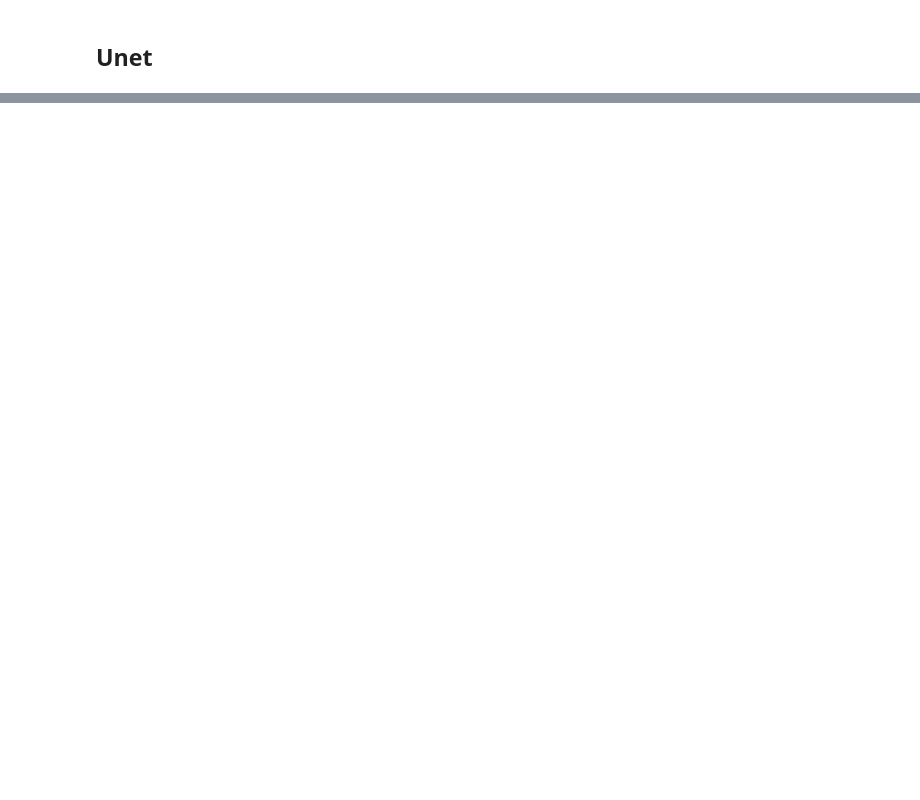
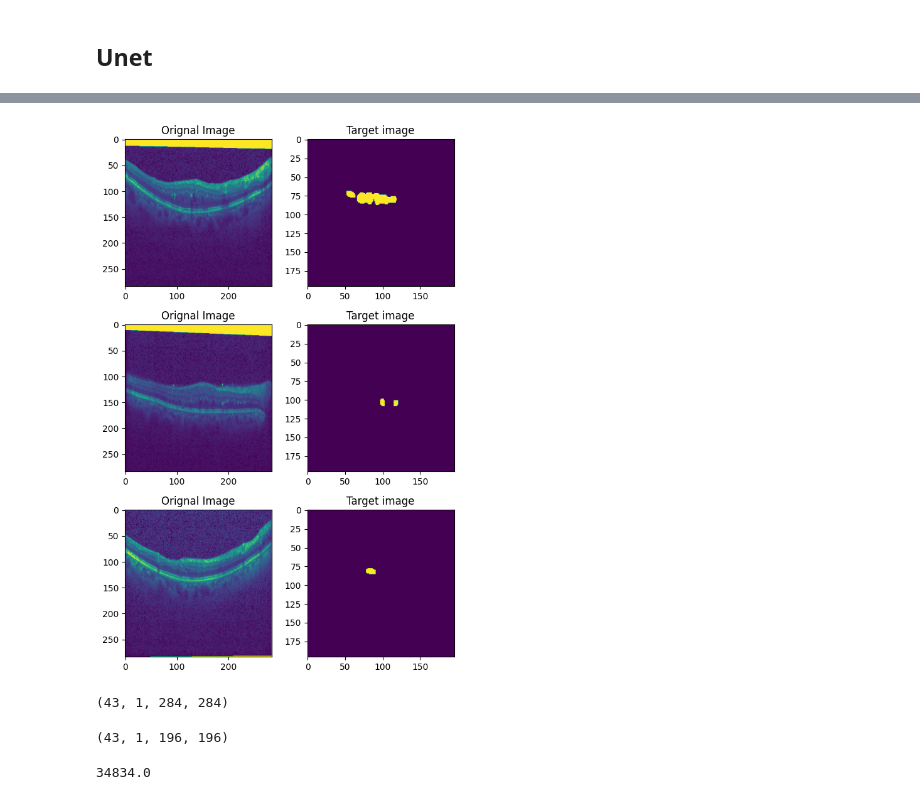
Before and after one commit to jhliu17/prob-unet, a Jupyter notebook: notebooks/unet-image-segmentation.ipynb, the cells around one changed output, grey strips where cells are left out. Saved outputs shown, nothing was run; the diff lists cells and outputs as text; code cells hidden in the pictures; blank space fills up the shorter version.

Commit message:
update notebook for data processing

```diff
--- a/notebooks/unet-image-segmentation.ipynb
+++ b/notebooks/unet-image-segmentation.ipynb
@@ -134,6 +122,15 @@ x_val, y_val = x_val[val_mask], y_val[val_mask]
 x_train.shape, y_train.shape, x_val.shape, y_val.shape
 # %% [output]
 ((43, 1, 284, 284), (43, 1, 196, 196), (9, 1, 284, 284), (9, 1, 196, 196))
+# %%
+dataset = {
+    'x_train': x_train,
+    'y_train': y_train,
+    'x_val': x_val,
+    'y_val': y_val
+}
+
+np.savez(f'/srv/disk00/junhal11/oct_understanding/data/2015_boe_chiu/2015_BOE_Chiu/automaticFluidDME', **dataset)
 # %%
 with_object, without_object = 0, 0
 for i in y_train:
@@ -360,0 +408,19 @@ torch.save(unet.state_dict(), 'unet.pt')
+# %%
+def plot_dataset_examples(dataset, num_examples=3):
+    fig, ax = plt.subplots(nrows=3, ncols=2, figsize=(6, 3 * num_examples))
+    m = len(dataset)
+    for row_num in range(num_examples):
+        image_indx = np.random.randint(m)
+        datax, datay = dataset[image_indx]
+        ax[row_num][0].imshow(np.transpose(datax, (1,2,0))[:,:,0])
+        ax[row_num][0].set_title("Orignal Image")
+        ax[row_num][1].imshow(np.transpose(datay, (1,2,0))[:,:,0])
+        ax[row_num][1].set_title("Target image")
+    fig.tight_layout()
+    plt.show()
+# %%
+dataset = BoeChiuFluidSegDataset('/srv/disk00/junhal11/oct_understanding/data/2015_boe_chiu/2015_BOE_Chiu/train_dataset.npz')
+# %%
+plot_dataset_examples(dataset)
+# %% [output]
+[figure, added]
@@ -360,0 +458,12 @@ torch.save(unet.state_dict(), 'unet.pt')
+# %%
+manual_1['x_train'].shape
+# %% [output]
+(43, 1, 284, 284)
+# %%
+manual_1['y_train'].shape
+# %% [output]
+(43, 1, 196, 196)
+# %%
+manual_1['y_train'].sum()
+# %% [output]
+34834.0
```
Also changed, not shown: parts of 19 cells of this notebook.
